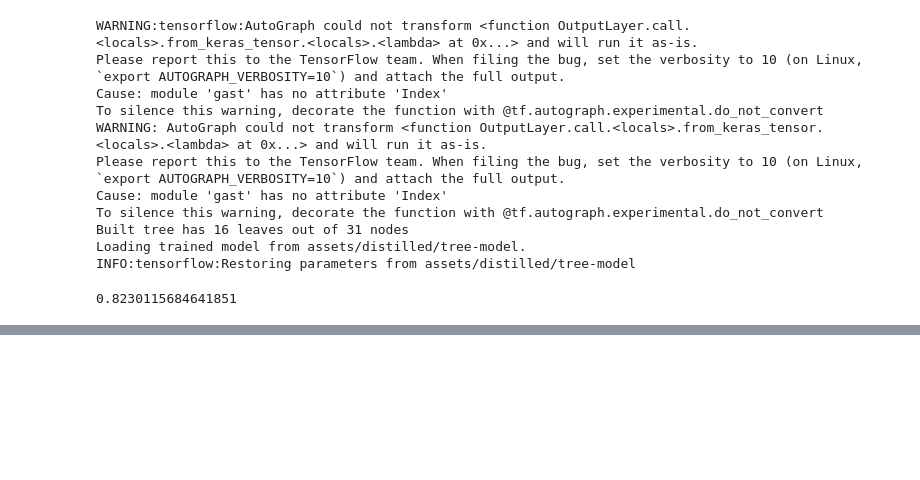
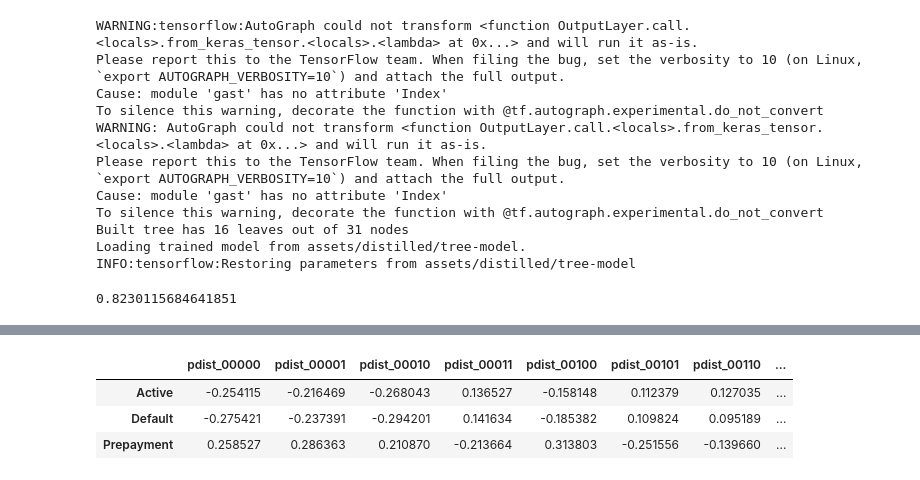
Before and after one commit to Garorod/XGBTimeSeries, a Jupyter notebook: notebooks/assignment3.ipynb, the cells around one changed output, grey strips where cells are left out. Cells and saved outputs as stored; diff of their text form; code cells hidden in the pictures; blank space fills up the shorter version.

```diff
--- a/notebooks/assignment3.ipynb
+++ b/notebooks/assignment3.ipynb
@@ -242,0 +282,7 @@ INFO:tensorflow:Restoring parameters from assets/distilled/tree-model
+# %%
+pd.concat([pd.Series(l.input.eval(session=sess).squeeze(), index=categories, name=l.name) for l in softtree.model.layers if 'pdist' in l.name], axis=1)
+# %% [output]
+|  | pdist_00000 | pdist_00001 | pdist_00010 | pdist_00011 | pdist_00100 | pdist_00101 | pdist_00110 | ... |
+| Active | -0.254115 | -0.216469 | -0.268043 | 0.136527 | -0.158148 | 0.112379 | 0.127035 | ... |
+| Default | -0.275421 | -0.237391 | -0.294201 | 0.141634 | -0.185382 | 0.109824 | 0.095189 | ... |
+| Prepayment | 0.258527 | 0.286363 | 0.210870 | -0.213664 | 0.313803 | -0.251556 | -0.139660 | ... |
```
Also changed, not shown: parts of 4 cells of this notebook.
